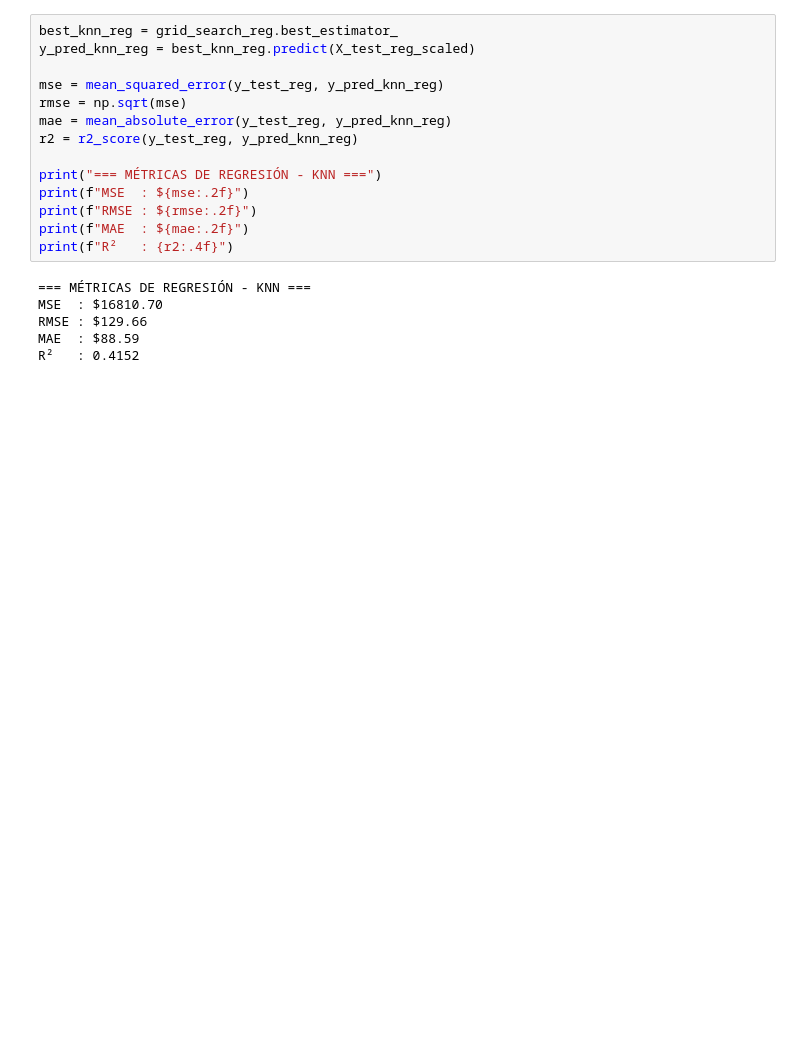
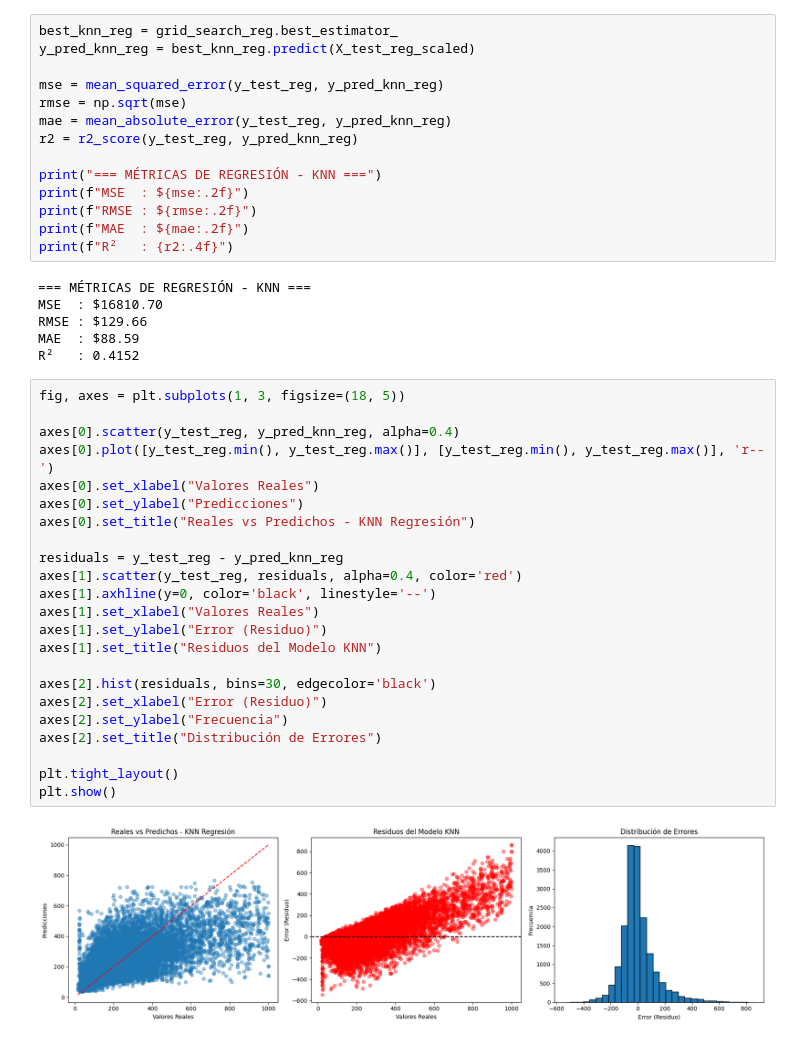
Before and after one commit to Hugo2049/laboratorio-6-knn, a Jupyter notebook: lab05.ipynb, the cells around one changed output. Drawn from its saved outputs; the diff is of its cells as text; blank space fills up the shorter version.

```diff
--- a/lab05.ipynb
+++ b/lab05.ipynb
@@ -336,3 +336,28 @@ MSE  : $16810.70
 RMSE : $129.66
 MAE  : $88.59
 R²   : 0.4152
+# %%
+fig, axes = plt.subplots(1, 3, figsize=(18, 5))
+
+axes[0].scatter(y_test_reg, y_pred_knn_reg, alpha=0.4)
+axes[0].plot([y_test_reg.min(), y_test_reg.max()], [y_test_reg.min(), y_test_reg.max()], 'r--')
+axes[0].set_xlabel("Valores Reales")
+axes[0].set_ylabel("Predicciones")
+axes[0].set_title("Reales vs Predichos - KNN Regresión")
+
+residuals = y_test_reg - y_pred_knn_reg
+axes[1].scatter(y_test_reg, residuals, alpha=0.4, color='red')
+axes[1].axhline(y=0, color='black', linestyle='--')
+axes[1].set_xlabel("Valores Reales")
+axes[1].set_ylabel("Error (Residuo)")
+axes[1].set_title("Residuos del Modelo KNN")
+
+axes[2].hist(residuals, bins=30, edgecolor='black')
+axes[2].set_xlabel("Error (Residuo)")
+axes[2].set_ylabel("Frecuencia")
+axes[2].set_title("Distribución de Errores")
+
+plt.tight_layout()
+plt.show()
+# %% [output]
+[figure, added]
```
Also changed, not shown: parts of 4 cells of this notebook.
